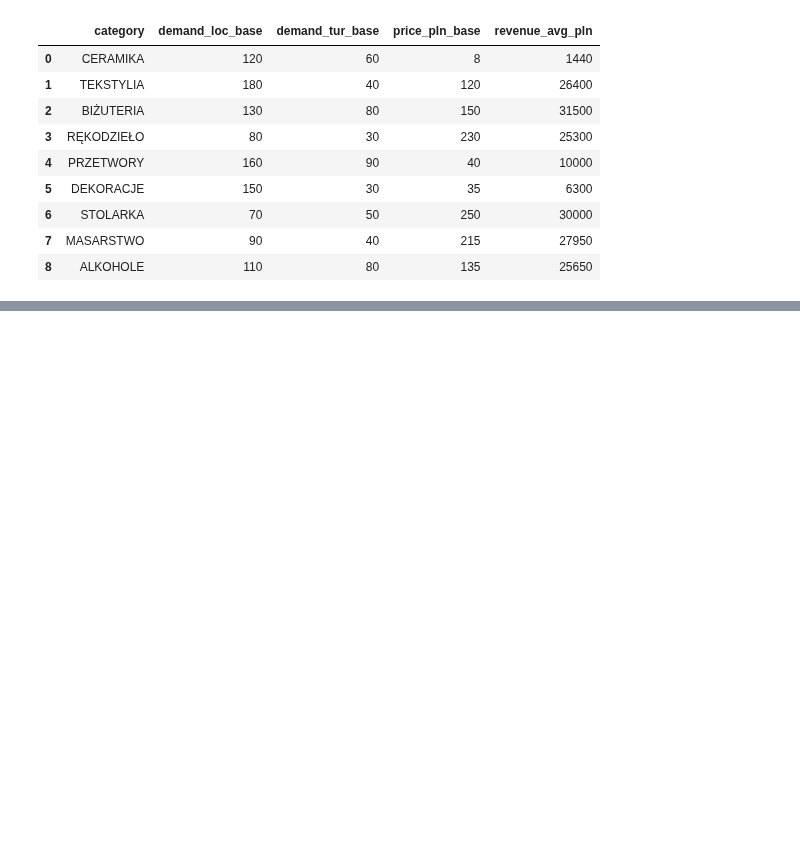
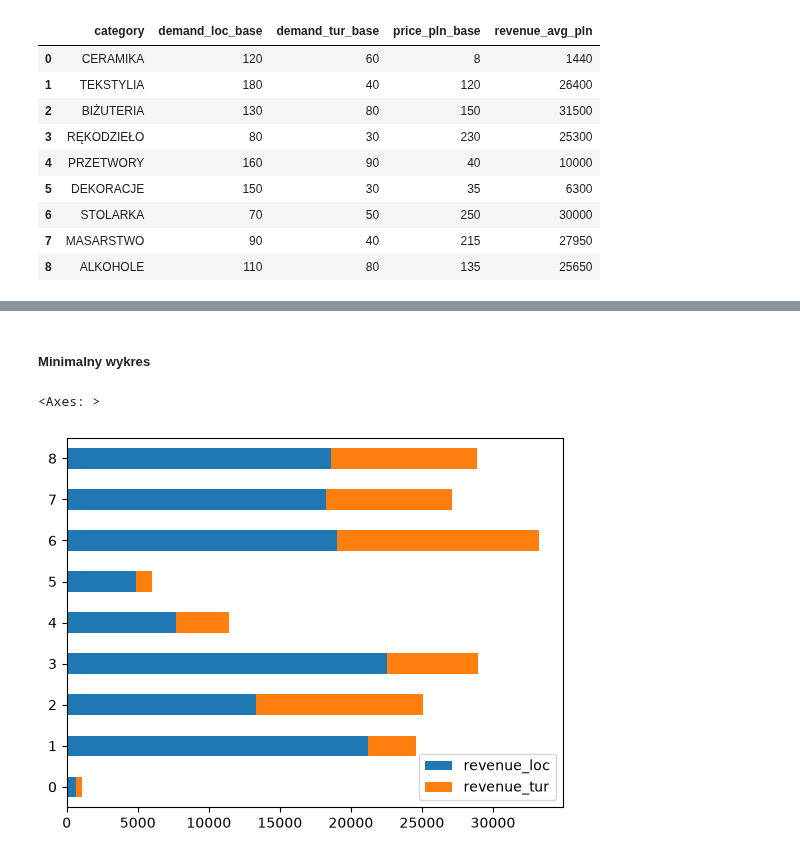
Before and after one commit to kwasniewski27/DataVisualisation, a Jupyter notebook: 01-bar.ipynb, the cells around one changed output, grey strips where cells are left out. Saved outputs shown, nothing was run; the diff lists cells and outputs as text; code cells hidden in the pictures; blank space fills up the shorter version.

```diff
--- a/01-bar.ipynb
+++ b/01-bar.ipynb
@@ -55,0 +121,7 @@ display(catalog)
+# %% [markdown]
+##### Minimalny wykres
+# %%
+t1[["revenue_loc", "revenue_tur"]].plot.barh(stacked=True)
+# %% [output]
+<Axes: >
+[figure, added]
```
Also changed, not shown: parts of 18 cells of this notebook.
